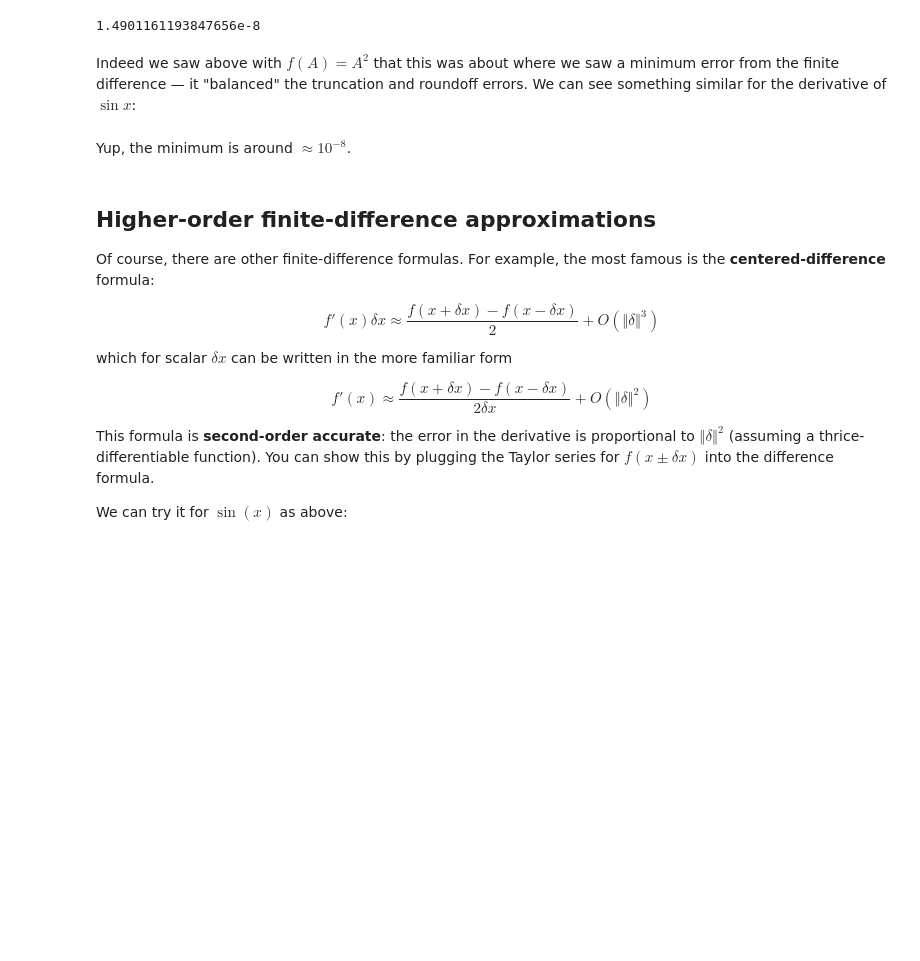
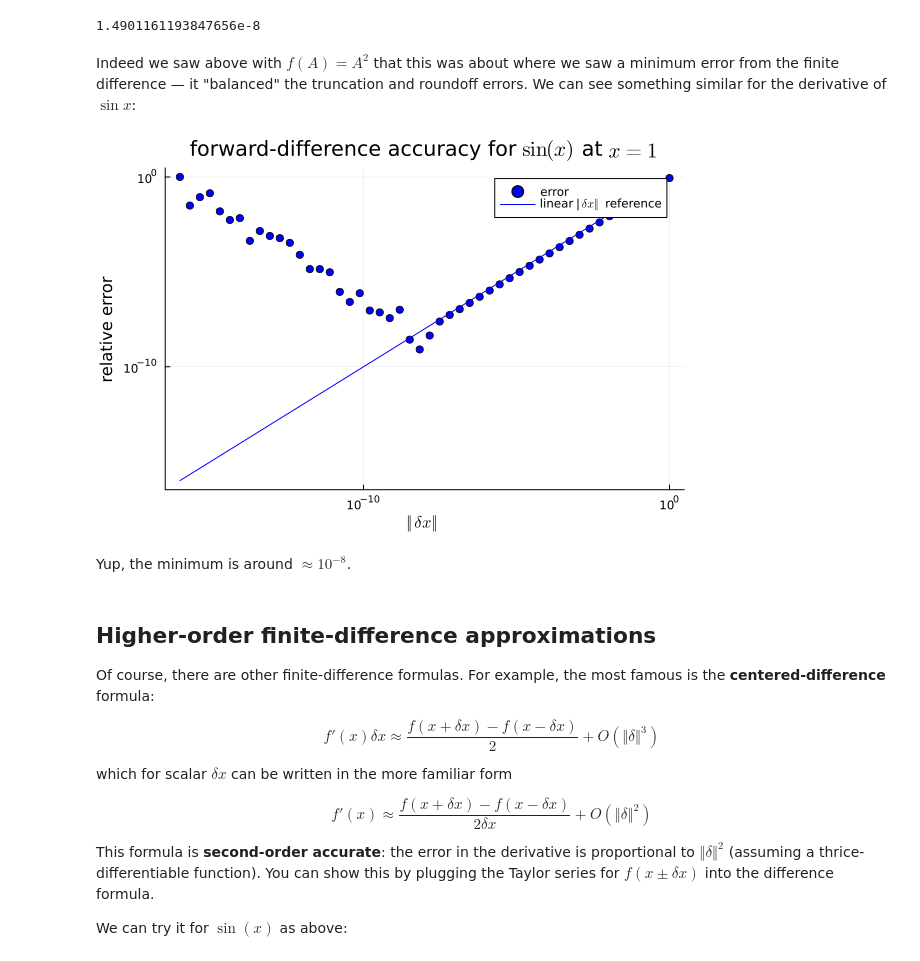
Before and after one commit to mitmath/matrixcalc, a Jupyter notebook: notes/Finite difference checks.ipynb, the cells around one changed output. Saved outputs shown, nothing was run; the diff lists cells and outputs as text; code cells hidden in the pictures; blank space fills up the shorter version.

```diff
--- a/notes/Finite difference checks.ipynb
+++ b/notes/Finite difference checks.ipynb
@@ -339,10 +341,12 @@ Indeed we saw above with $f(A) = A^2$ that this was about where we saw a minimum
 # %%
 s = 10 .^ range(-16,0,50)
 errors = [relative_error((sin(1+s)-sin(1))/s, cos(1)) for s in s]
 scatter(s, errors, xaxis=:log, yaxis=:log, markershape=:circle,markercolor=:blue,
      title = L"forward-difference accuracy for $\sin(x)$ at $x=1$", xlabel=L"\Vert \delta x\Vert", ylabel="relative error",
-     label = "error")
+     label = "error", fmt=:png)
 plot!(s, s, linecolor=:blue, label=L"linear $\Vert \delta x\Vert$ reference")
+# %% [output]
+[figure, added]
 # %% [markdown]
 Yup, the minimum is around $\approx 10^{-8}$.
 # %% [markdown]
```
Also changed, not shown: parts of 16 cells of this notebook.
